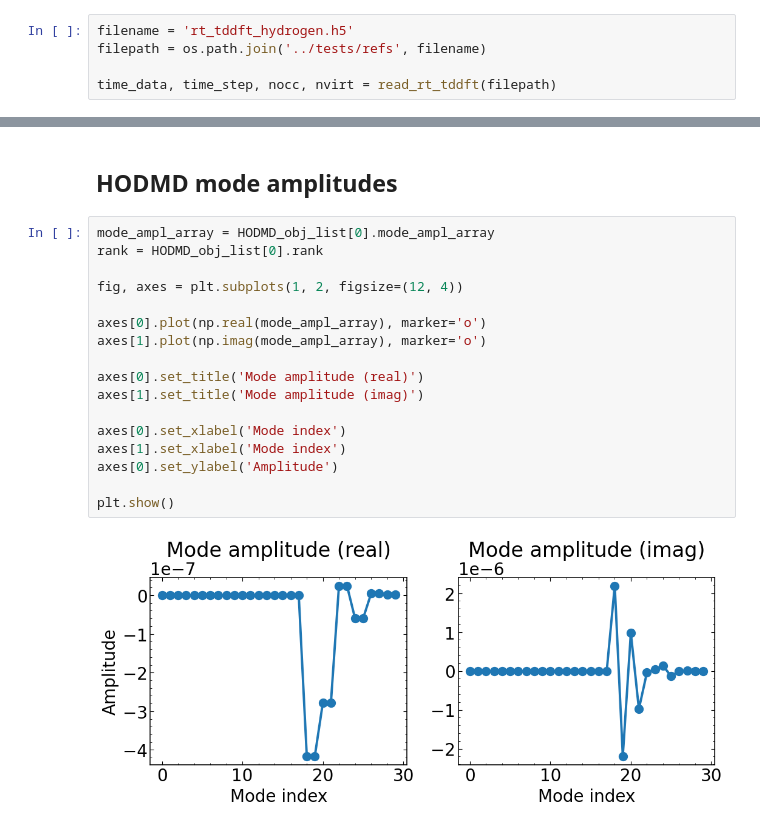
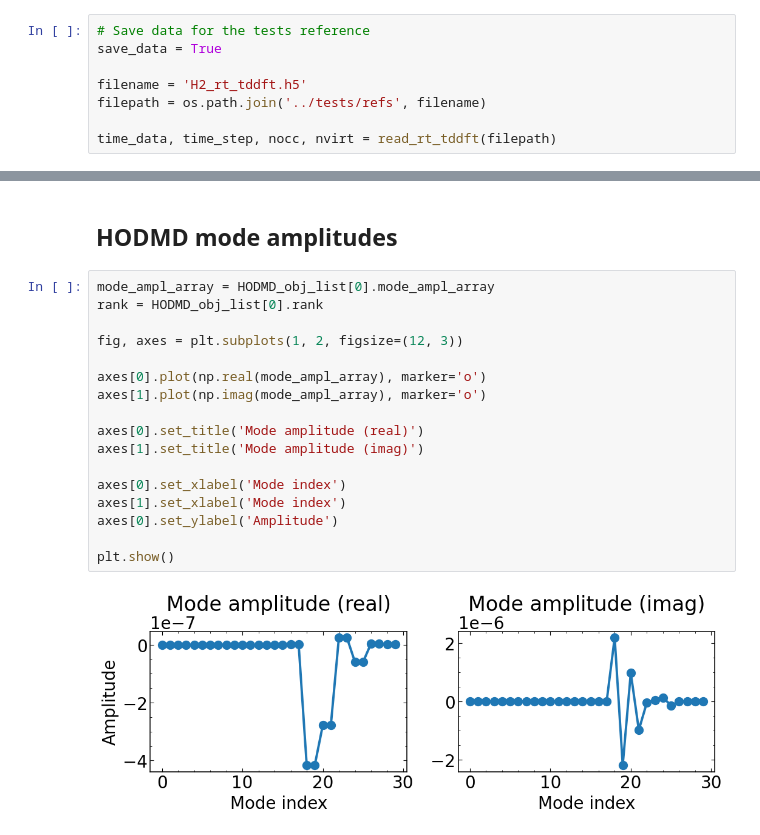
Before and after one commit to imaliyov/dmd, a Jupyter notebook: examples/example03-hodmd-rt-tddft.ipynb, the cells around one changed output, grey strips where cells are left out. Saved outputs shown, nothing was run; the diff lists cells and outputs as text.

Commit message:
tests DMD

```diff
--- a/examples/example03-hodmd-rt-tddft.ipynb
+++ b/examples/example03-hodmd-rt-tddft.ipynb
@@ -133,7 +133,10 @@ def read_rt_tddft(filepath):
 
     return time_data, time_step, nocc, nvirt
 # %%
-filename = 'rt_tddft_hydrogen.h5'
+# Save data for the tests reference
+save_data = True
+
+filename = 'H2_rt_tddft.h5'
 filepath = os.path.join('../tests/refs', filename)
 
 time_data, time_step, nocc, nvirt = read_rt_tddft(filepath)
@@ -457,19 +460,19 @@ mode_array.shape=(181, 30)
 # %%
 mode_ampl_array = HODMD_obj_list[0].mode_ampl_array
 rank = HODMD_obj_list[0].rank
 
-fig, axes = plt.subplots(1, 2, figsize=(12, 4))
+fig, axes = plt.subplots(1, 2, figsize=(12, 3))
 
 axes[0].plot(np.real(mode_ampl_array), marker='o')
 axes[1].plot(np.imag(mode_ampl_array), marker='o')
 
 axes[0].set_title('Mode amplitude (real)')
 axes[1].set_title('Mode amplitude (imag)')
 
 axes[0].set_xlabel('Mode index')
 axes[1].set_xlabel('Mode index')
 axes[0].set_ylabel('Amplitude')
 
 plt.show()
 # %% [output]
-[figure, old version]
+[figure, new version]
```
Also changed, not shown: parts of 2 cells of this notebook, 13 other files.
